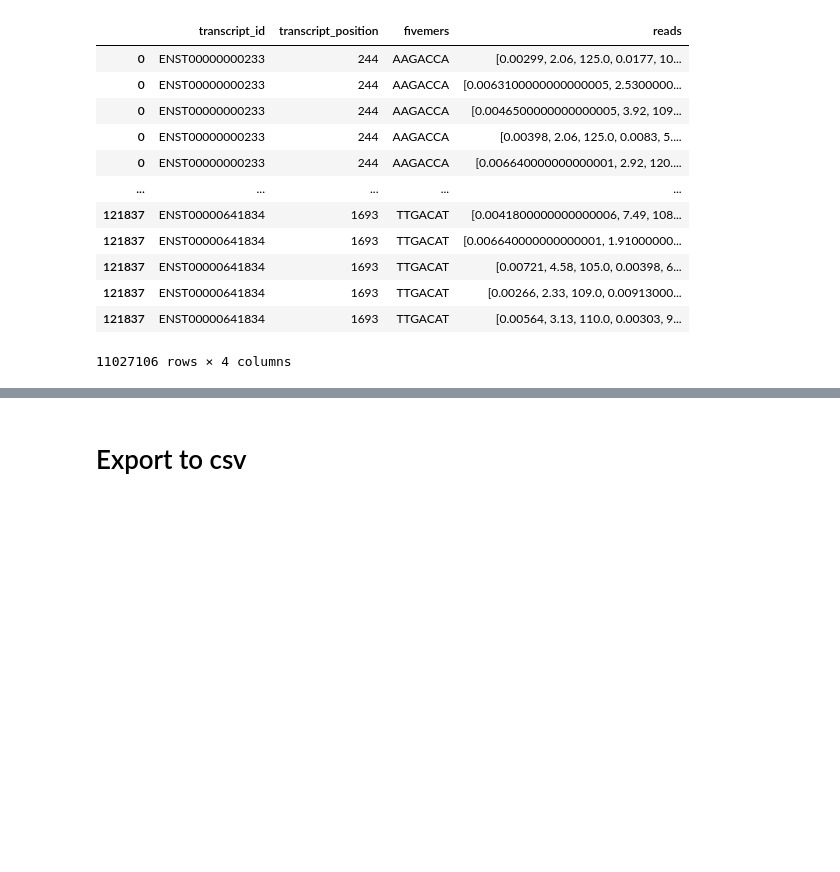
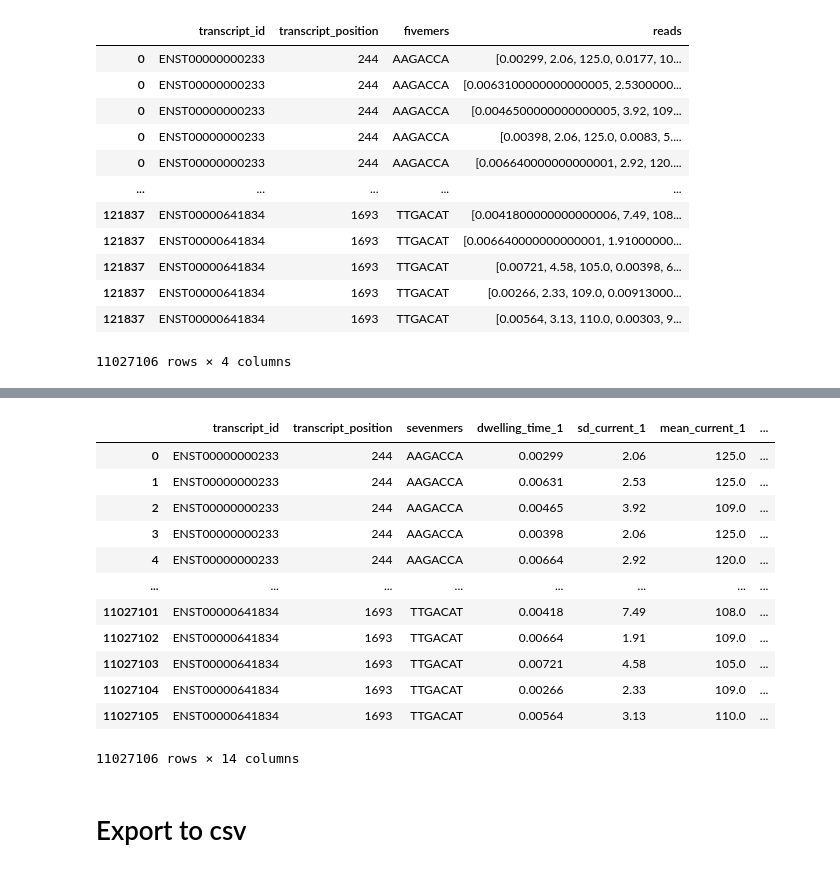
Before and after one commit to gohjophine/dsa4262-gnomes, a Jupyter notebook: src/read_json.ipynb, the cells around one changed output, grey strips where cells are left out. Cells and saved outputs as stored; diff of their text form; code cells hidden in the pictures; blank space fills up the shorter version.

```diff
--- a/src/read_json.ipynb
+++ b/src/read_json.ipynb
@@ -107,3 +155,22 @@ df
+# %%
+final_df = final_df.drop(columns=['reads', 'index'])
+final_df = final_df.rename(columns = {'fivemers': 'sevenmers'})
+# %%
+final_df
+# %% [output]
+|  | transcript_id | transcript_position | sevenmers | dwelling_time_1 | sd_current_1 | mean_current_1 | ... |
+| 0 | ENST00000000233 | 244 | AAGACCA | 0.00299 | 2.06 | 125.0 | ... |
+| 1 | ENST00000000233 | 244 | AAGACCA | 0.00631 | 2.53 | 125.0 | ... |
+| 2 | ENST00000000233 | 244 | AAGACCA | 0.00465 | 3.92 | 109.0 | ... |
+| 3 | ENST00000000233 | 244 | AAGACCA | 0.00398 | 2.06 | 125.0 | ... |
+| 4 | ENST00000000233 | 244 | AAGACCA | 0.00664 | 2.92 | 120.0 | ... |
+| ... | ... | ... | ... | ... | ... | ... | ... |
+| 11027101 | ENST00000641834 | 1693 | TTGACAT | 0.00418 | 7.49 | 108.0 | ... |
+| 11027102 | ENST00000641834 | 1693 | TTGACAT | 0.00664 | 1.91 | 109.0 | ... |
+| 11027103 | ENST00000641834 | 1693 | TTGACAT | 0.00721 | 4.58 | 105.0 | ... |
+| 11027104 | ENST00000641834 | 1693 | TTGACAT | 0.00266 | 2.33 | 109.0 | ... |
+| 11027105 | ENST00000641834 | 1693 | TTGACAT | 0.00564 | 3.13 | 110.0 | ... |
+11027106 rows × 14 columns
 # %% [markdown]
 # Export to csv
 # %%
```
Also changed, not shown: parts of 9 cells of this notebook.
